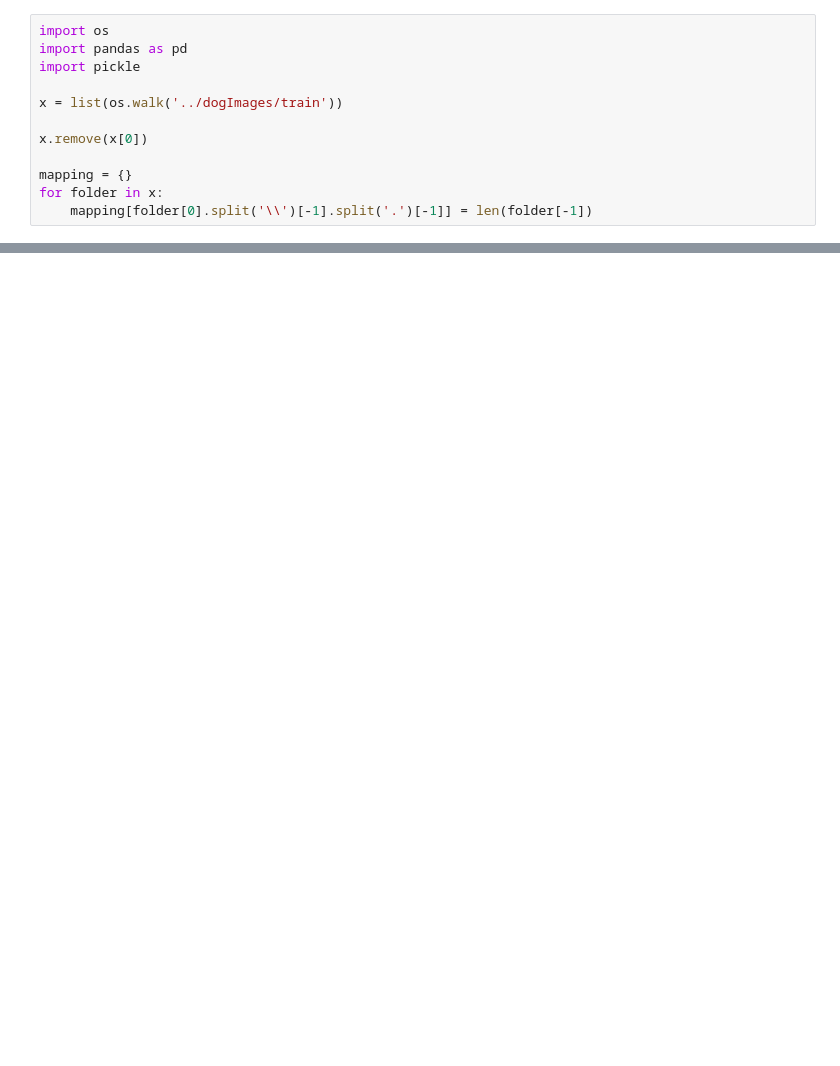
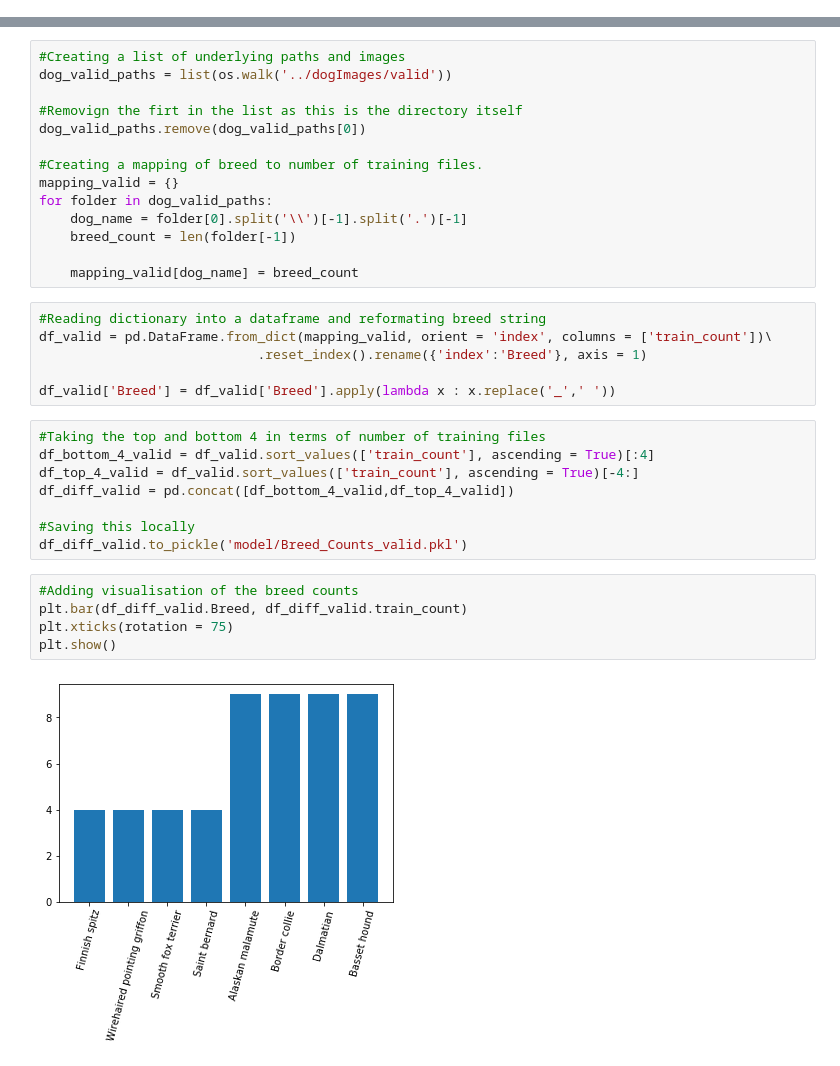
Before and after one commit to dltheobald-Deloitte/ComputerVision_RecognisingDogBreed, a Jupyter notebook: Data_Exploration.ipynb, the cells around one changed output, grey strips where cells are left out. Cells and saved outputs as stored; diff of their text form; blank space fills up the shorter version.

```diff
--- a/Data_Exploration.ipynb
+++ b/Data_Exploration.ipynb
@@ -1,12 +0,0 @@
-# %%
-import os
-import pandas as pd
-import pickle
-
-x = list(os.walk('../dogImages/train'))
-
-x.remove(x[0])
-
-mapping = {}
-for folder in x:
-    mapping[folder[0].split('\\')[-1].split('.')[-1]] = len(folder[-1])
@@ -254,0 +28,35 @@ NameError: name 'predictions' is not defined
+# %%
+#Creating a list of underlying paths and images
+dog_valid_paths = list(os.walk('../dogImages/valid'))
+
+#Removign the firt in the list as this is the directory itself
+dog_valid_paths.remove(dog_valid_paths[0])
+
+#Creating a mapping of breed to number of training files.
+mapping_valid = {}
+for folder in dog_valid_paths:
+    dog_name = folder[0].split('\\')[-1].split('.')[-1]
+    breed_count = len(folder[-1])
+
+    mapping_valid[dog_name] = breed_count
+# %%
+#Reading dictionary into a dataframe and reformating breed string
+df_valid = pd.DataFrame.from_dict(mapping_valid, orient = 'index', columns = ['train_count'])\
+                            .reset_index().rename({'index':'Breed'}, axis = 1)
+
+df_valid['Breed'] = df_valid['Breed'].apply(lambda x : x.replace('_',' '))
+# %%
+#Taking the top and bottom 4 in terms of number of training files
+df_bottom_4_valid = df_valid.sort_values(['train_count'], ascending = True)[:4]
+df_top_4_valid = df_valid.sort_values(['train_count'], ascending = True)[-4:]
+df_diff_valid = pd.concat([df_bottom_4_valid,df_top_4_valid])
+
+#Saving this locally
+df_diff_valid.to_pickle('model/Breed_Counts_valid.pkl')
+# %%
+#Adding visualisation of the breed counts
+plt.bar(df_diff_valid.Breed, df_diff_valid.train_count)
+plt.xticks(rotation = 75)
+plt.show()
+# %% [output]
+[figure, added]
```
Also changed, not shown: parts of 38 cells of this notebook, 14 other files.
